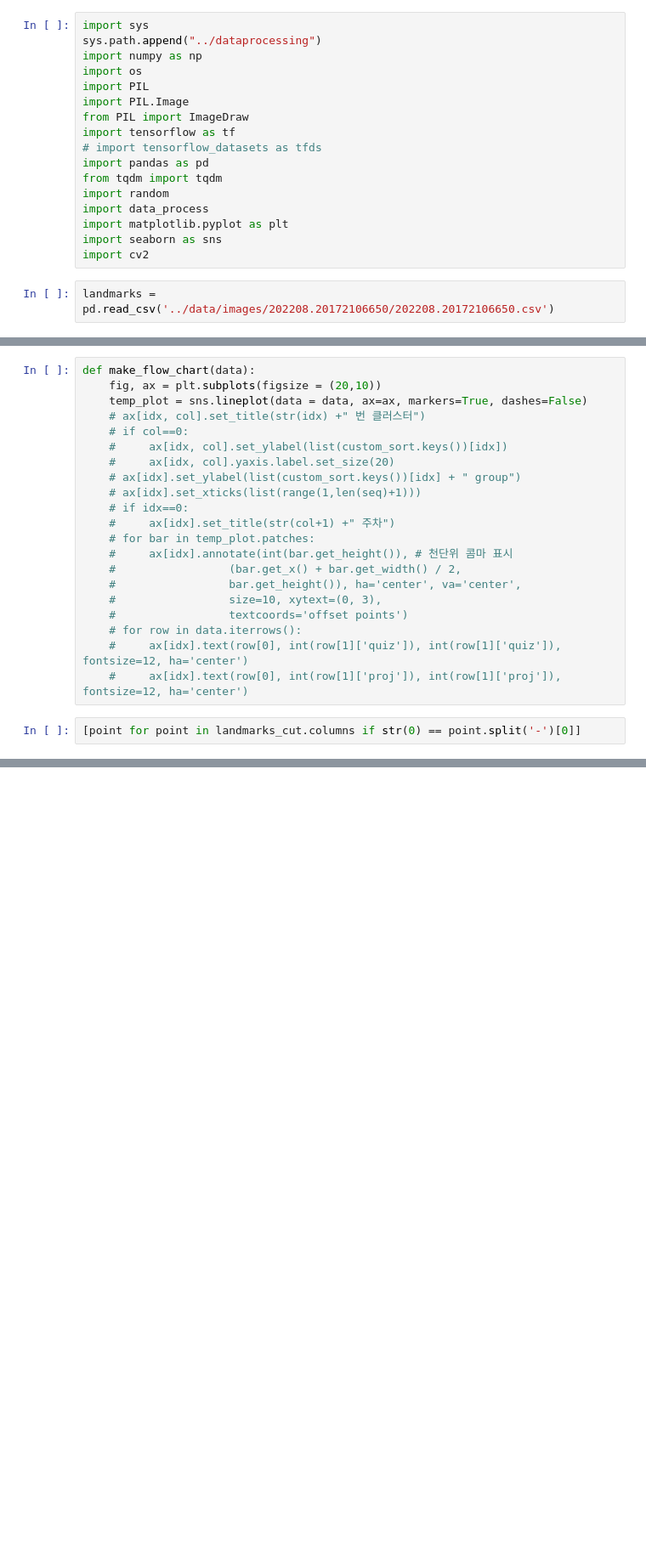
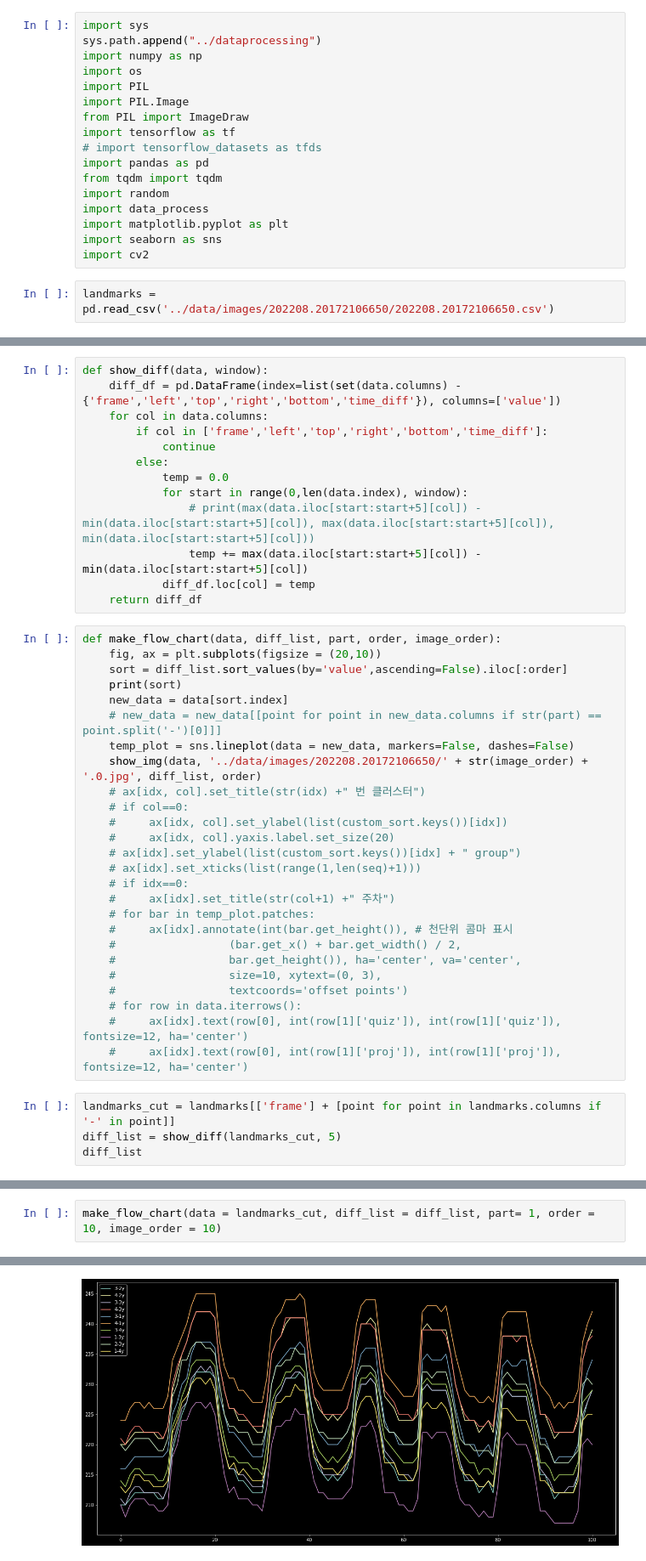
Before and after one commit to minimini-1/Facial-Expression-Recognition, a Jupyter notebook: modeling/feature_change.ipynb, the cells around one changed output, grey strips where cells are left out. Shown at 85% size. Cells and saved outputs as stored; diff of their text form; blank space fills up the shorter version.

Commit message:
change image view code

```diff
--- a/modeling/feature_change.ipynb
+++ b/modeling/feature_change.ipynb
@@ -20,7 +53,25 @@ landmarks = pd.read_csv('../data/images/202208.20172106650/202208.20172106650.cs
+# %%
+def show_diff(data, window):
+    diff_df = pd.DataFrame(index=list(set(data.columns) - {'frame','left','top','right','bottom','time_diff'}), columns=['value'])
+    for col in data.columns:
+        if col in ['frame','left','top','right','bottom','time_diff']:
+            continue
+        else:
+            temp = 0.0
+            for start in range(0,len(data.index), window):
+                # print(max(data.iloc[start:start+5][col]) - min(data.iloc[start:start+5][col]), max(data.iloc[start:start+5][col]), min(data.iloc[start:start+5][col]))
+                temp += max(data.iloc[start:start+5][col]) - min(data.iloc[start:start+5][col])
+            diff_df.loc[col] = temp
+    return diff_df
 # %%
-def make_flow_chart(data):
+def make_flow_chart(data, diff_list, part, order, image_order):
     fig, ax = plt.subplots(figsize = (20,10))
-    temp_plot = sns.lineplot(data = data, ax=ax, markers=True, dashes=False)
+    sort = diff_list.sort_values(by='value',ascending=False).iloc[:order]
+    print(sort)
+    new_data = data[sort.index]
+    # new_data = new_data[[point for point in new_data.columns if str(part) == point.split('-')[0]]]
+    temp_plot = sns.lineplot(data = new_data, markers=False, dashes=False)
+    show_img(data, '../data/images/202208.20172106650/' + str(image_order) + '.0.jpg', diff_list, order)
     # ax[idx, col].set_title(str(idx) +" 번 클러스터")
     # if col==0:
     #     ax[idx, col].set_ylabel(list(custom_sort.keys())[idx])
@@ -39,5 +90,7 @@ def make_flow_chart(data):
     #     ax[idx].text(row[0], int(row[1]['quiz']), int(row[1]['quiz']), fontsize=12, ha='center')
     #     ax[idx].text(row[0], int(row[1]['proj']), int(row[1]['proj']), fontsize=12, ha='center')
 # %%
-[point for point in landmarks_cut.columns if str(0) == point.split('-')[0]]
+landmarks_cut = landmarks[['frame'] + [point for point in landmarks.columns if '-' in point]]
+diff_list = show_diff(landmarks_cut, 5)
+diff_list
 # %% [output]
@@ -87,0 +119,3 @@ def show_img(idx):
+# %%
+make_flow_chart(data = landmarks_cut, diff_list = diff_list, part= 1, order = 10, image_order = 10)
+# %% [output]
@@ -87,0 +133 @@ def show_img(idx):
+[figure, added]
```
Also changed, not shown: parts of 6 cells of this notebook, 1 other file.
